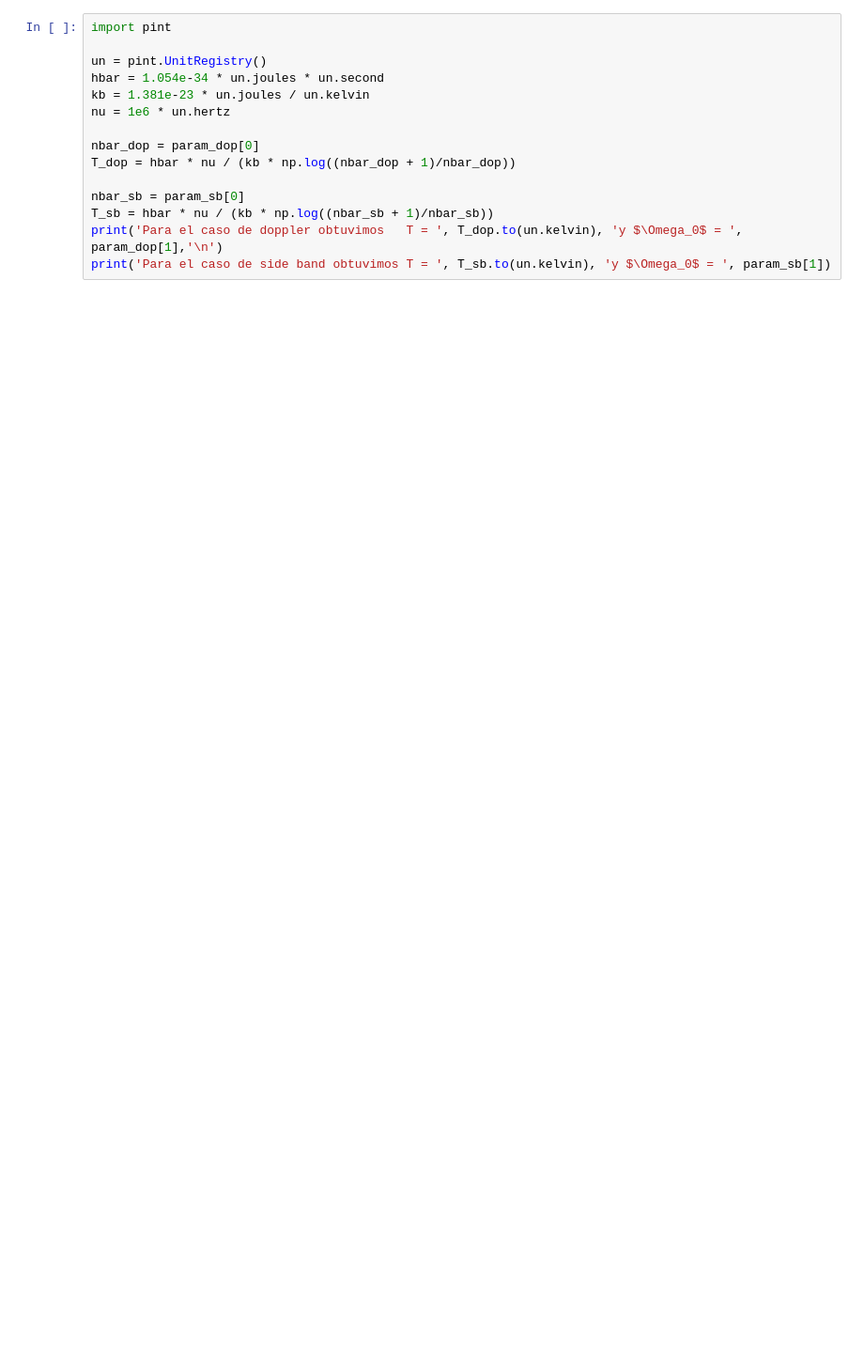
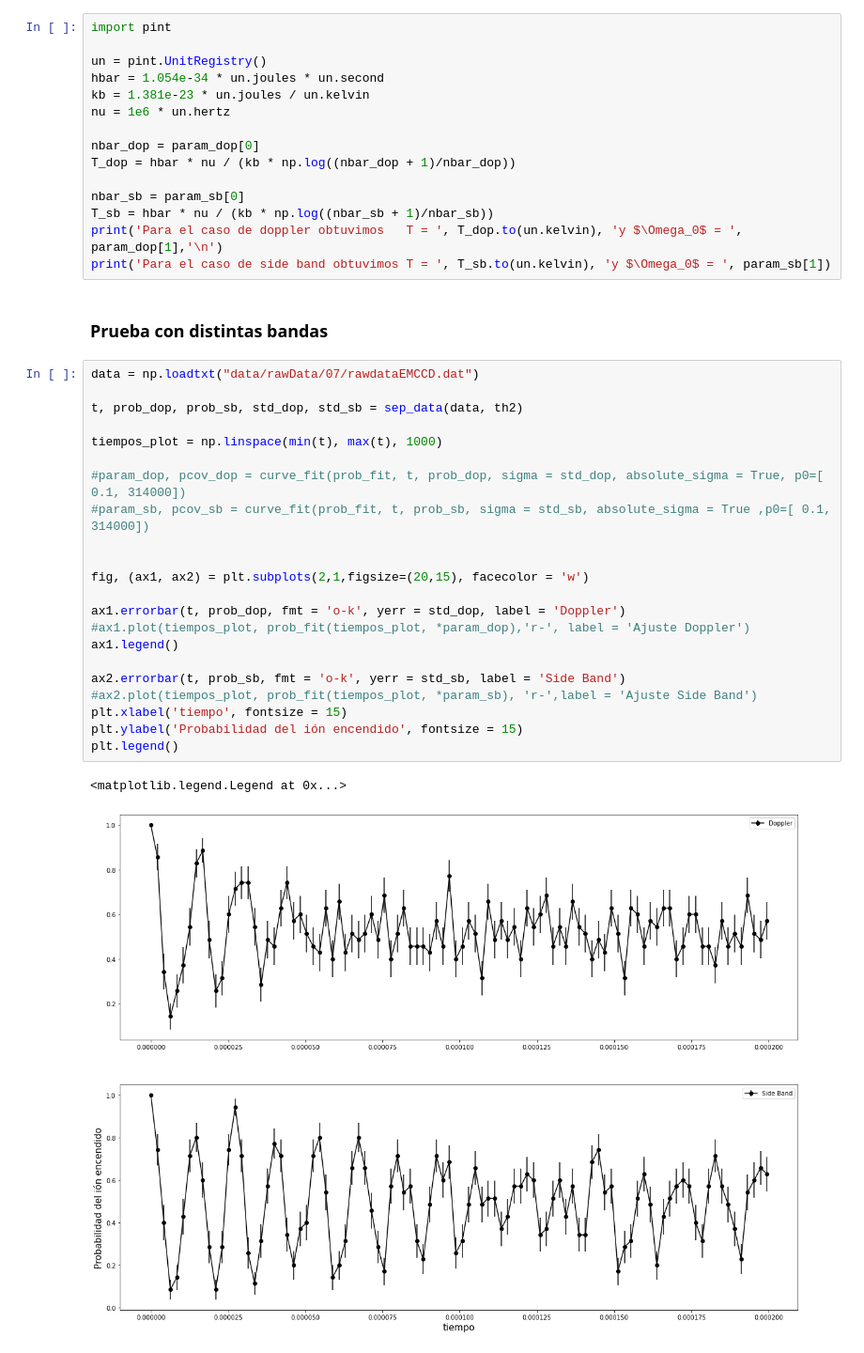
Before and after one commit to tdinapoli/labo-4, a Jupyter notebook: practica_especial/Analisis banda latera y doppler.ipynb, the cells around one changed output. Shown at 94% size. Drawn from its saved outputs; the diff is of its cells as text; blank space fills up the shorter version.

```diff
--- a/practica_especial/Analisis banda latera y doppler.ipynb
+++ b/practica_especial/Analisis banda latera y doppler.ipynb
@@ -227,3 +304,30 @@ nbar_sb = param_sb[0]
 T_sb = hbar * nu / (kb * np.log((nbar_sb + 1)/nbar_sb))
 print('Para el caso de doppler obtuvimos   T = ', T_dop.to(un.kelvin), 'y $\Omega_0$ = ', param_dop[1],'\n')
 print('Para el caso de side band obtuvimos T = ', T_sb.to(un.kelvin), 'y $\Omega_0$ = ', param_sb[1])
+# %% [markdown]
+### Prueba con distintas bandas
+# %%
+data = np.loadtxt("data/rawData/07/rawdataEMCCD.dat")
+
+t, prob_dop, prob_sb, std_dop, std_sb = sep_data(data, th2)
+
+tiempos_plot = np.linspace(min(t), max(t), 1000)
+
+#param_dop, pcov_dop = curve_fit(prob_fit, t, prob_dop, sigma = std_dop, absolute_sigma = True, p0=[ 0.1, 314000])
+#param_sb, pcov_sb = curve_fit(prob_fit, t, prob_sb, sigma = std_sb, absolute_sigma = True ,p0=[ 0.1, 314000])
+
+
+fig, (ax1, ax2) = plt.subplots(2,1,figsize=(20,15), facecolor = 'w')
+
+ax1.errorbar(t, prob_dop, fmt = 'o-k', yerr = std_dop, label = 'Doppler')
+#ax1.plot(tiempos_plot, prob_fit(tiempos_plot, *param_dop),'r-', label = 'Ajuste Doppler')
+ax1.legend()
+
+ax2.errorbar(t, prob_sb, fmt = 'o-k', yerr = std_sb, label = 'Side Band')
+#ax2.plot(tiempos_plot, prob_fit(tiempos_plot, *param_sb), 'r-',label = 'Ajuste Side Band')
+plt.xlabel('tiempo', fontsize = 15)
+plt.ylabel('Probabilidad del ión encendido', fontsize = 15)
+plt.legend()
+# %% [output]
+<matplotlib.legend.Legend at 0x...>
+[figure, added]
```
Also changed, not shown: parts of 5 cells of this notebook, 22 other files.
